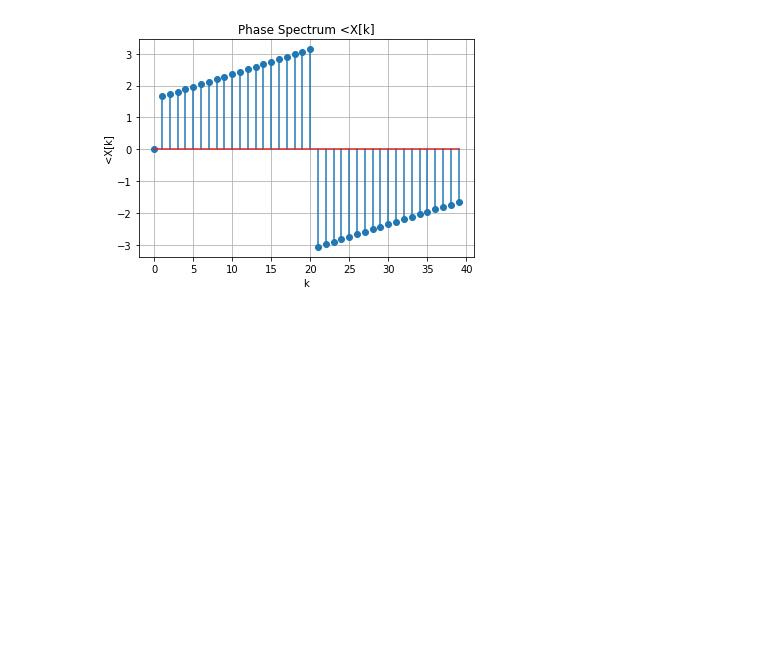
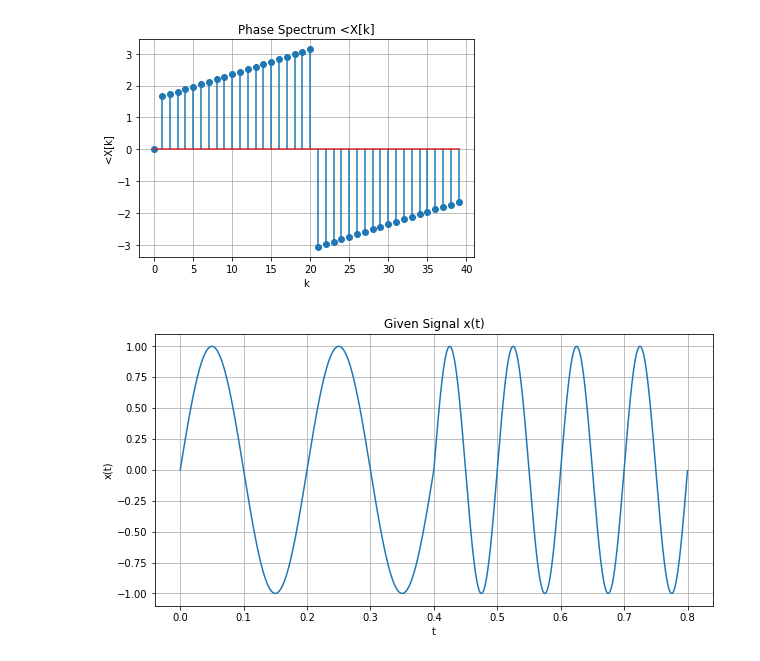
Before and after one commit to newb-dev-1008/DSP-Python, a Jupyter notebook: DFT_Computation.ipynb, the cells around one changed output. Drawn from its saved outputs; the diff is of its cells as text; code cells hidden in the pictures; blank space fills up the shorter version.

```diff
--- a/DFT_Computation.ipynb
+++ b/DFT_Computation.ipynb
@@ -148,3 +148,83 @@ plt.grid()
 [figure]
 [figure]
 [figure]
+# %%
+import numpy as np
+import matplotlib.pyplot as plt
+from math import *
+
+def concat(x, y):
+  l = [i for i in x]
+  for j in y:
+    l.append(j)
+  return np.array(l)
+
+f1 = 5
+f2 = 10
+f3 = 20
+
+fs = 100
+Ts = 1/fs
+
+t1 = np.arange(0, 0.4, 0.0001)
+t2 = np.arange(0.4, 0.8, 0.0001)
+t3 = np.arange(0.8, 0.12, 0.0001)
+
+n1 = np.arange(0, 0.4*fs, 1)
+n2 = np.arange(0.4*fs, 0.8*fs, 1)
+n3 = np.arange(0.8*fs, 0.12*fs, 1)
+
+x1 = np.sin(2*pi*f1*t1)
+x2 = np.sin(2*pi*f2*t2)
+x3 = np.sin(2*pi*f3*t3)
+
+x = concat(concat(x1,x2),x3)
+
+x1n = np.sin(2*pi*f1*n1*Ts)
+x2n = np.sin(2*pi*f2*n2*Ts)
+x3n = np.sin(2*pi*f3*n3*Ts)
+
+xn = concat(concat(x1n,x2n),x3n)
+
+nn = concat(concat(n1,n2),n3)
+t = concat(concat(t1,t2),t3)
+
+N = len(n1) + len(n2) + len(n3)
+
+X = np.fft.fft(xn, N)
+
+k = np.arange(0, N, 1)
+
+plt.figure(1, figsize=[10,5])
+plt.plot(t, x)
+plt.grid()
+plt.xlabel('t')
+plt.ylabel('x(t)')
+plt.title('Given Signal x(t)')
+plt.show()
+
+plt.figure(2, figsize=[10,5])
+plt.grid()
+plt.stem(nn, xn)
+plt.xlabel('n')
+plt.ylabel('x[n]')
+plt.title('Sampled Signal x[n]')
+plt.show()
+
+plt.figure(3, figsize=[10,5])
+plt.stem(k, np.abs(X))
+plt.grid()
+plt.xlabel('k')
+plt.ylabel('|X[k]|')
+plt.title('Magnitude Spectrum of X[k]')
+plt.show()
+
+plt.figure(4, figsize=[10,5])
+plt.stem(k, np.angle(X))
+plt.grid()
+plt.xlabel('k')
+plt.ylabel('<X[k]')
+plt.title('Phase Spectrum of X[k]')
+plt.show()
+# %% [output]
+[figure, added]
```
Also changed, not shown: parts of 1 cell of this notebook.
